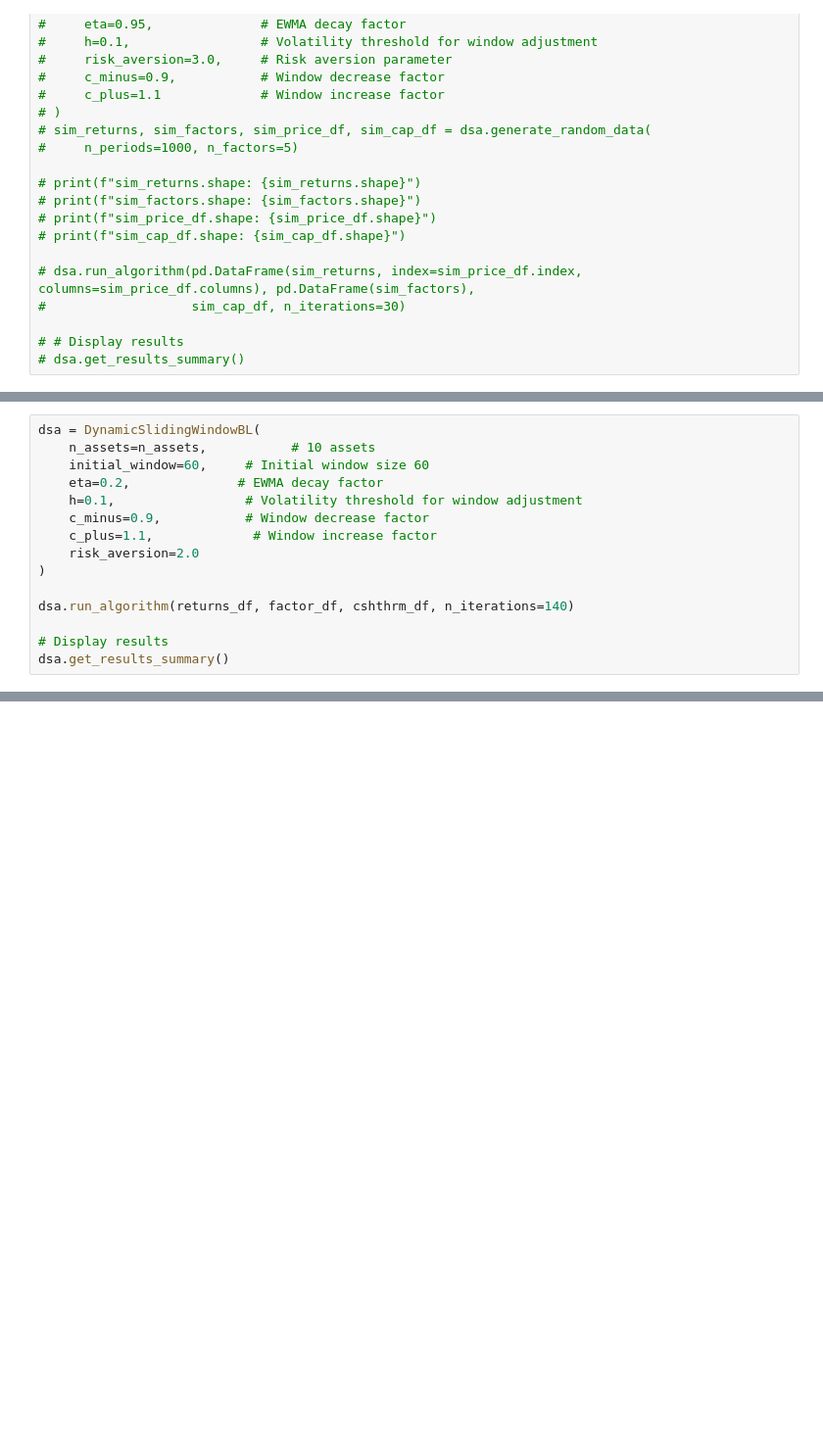
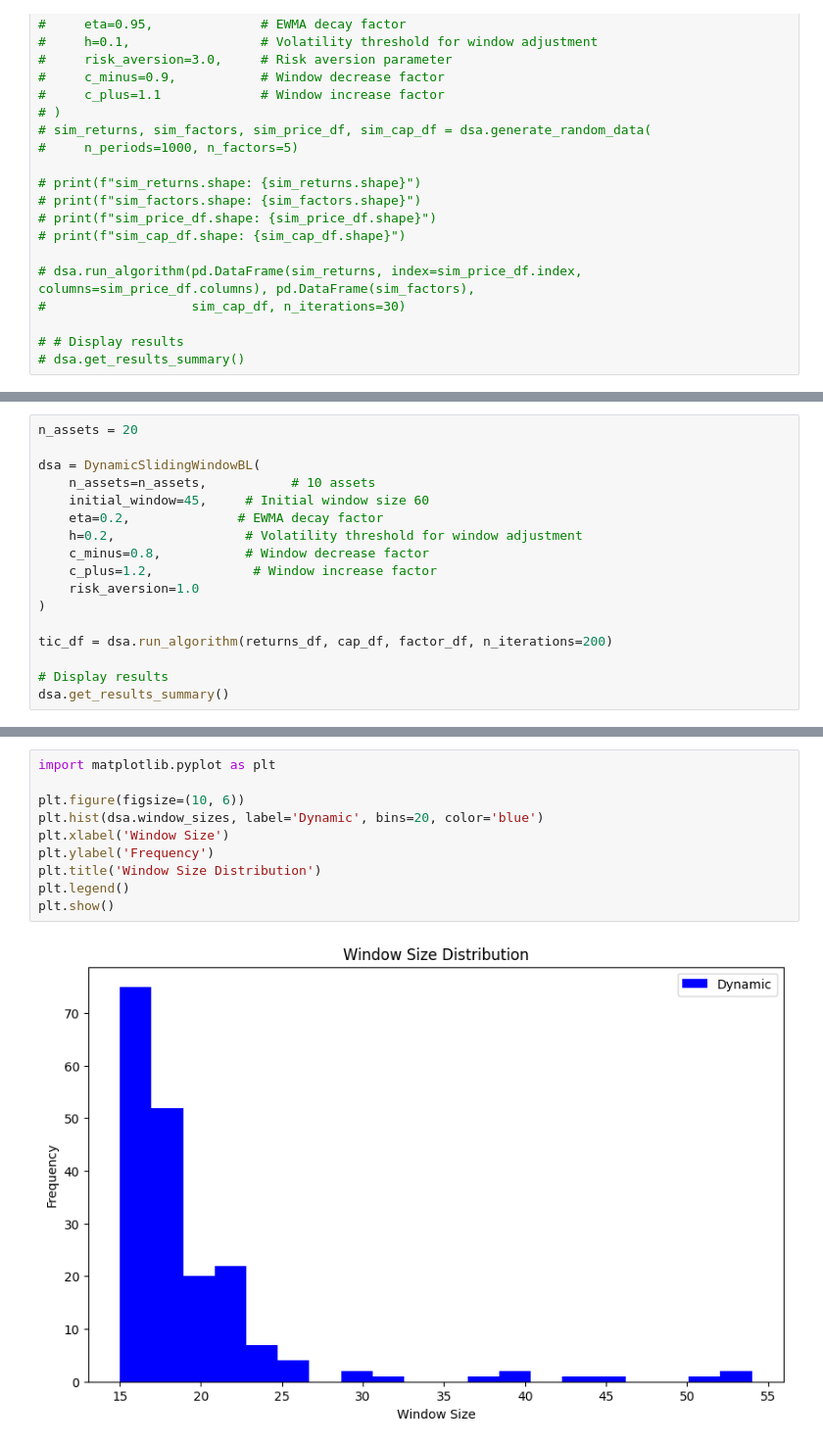
Before and after one commit to kimjuhwan1234/Study_DL_and_Coding, a Jupyter notebook: FERM/job1_portfolio_optimization_no_package.ipynb, the cells around one changed output, grey strips where cells are left out. Shown at 98% size. Cells and saved outputs as stored; diff of their text form; blank space fills up the shorter version.

```diff
--- a/FERM/job1_portfolio_optimization_no_package.ipynb
+++ b/FERM/job1_portfolio_optimization_no_package.ipynb
@@ -571,15 +345,17 @@ returns_df.index length: 3990
 # %%
+n_assets = 20
+
 dsa = DynamicSlidingWindowBL(
     n_assets=n_assets,           # 10 assets
-    initial_window=60,     # Initial window size 60
+    initial_window=45,     # Initial window size 60
     eta=0.2,              # EWMA decay factor
-    h=0.1,                 # Volatility threshold for window adjustment
-    c_minus=0.9,           # Window decrease factor
-    c_plus=1.1,             # Window increase factor
-    risk_aversion=2.0
+    h=0.2,                 # Volatility threshold for window adjustment
+    c_minus=0.8,           # Window decrease factor
+    c_plus=1.2,             # Window increase factor
+    risk_aversion=1.0
 )
 
-dsa.run_algorithm(returns_df, factor_df, cshthrm_df, n_iterations=140)
+tic_df = dsa.run_algorithm(returns_df, cap_df, factor_df, n_iterations=200)
 
 # Display results
 dsa.get_results_summary()
@@ -604 +380,13 @@ Volatility std: 5.6020
+# %%
+import matplotlib.pyplot as plt
+
+plt.figure(figsize=(10, 6))
+plt.hist(dsa.window_sizes, label='Dynamic', bins=20, color='blue')
+plt.xlabel('Window Size')
+plt.ylabel('Frequency')
+plt.title('Window Size Distribution')
+plt.legend()
+plt.show()
+# %% [output]
+[figure, added]
 # %%
```
Also changed, not shown: parts of 9 cells of this notebook, 5 other files.
